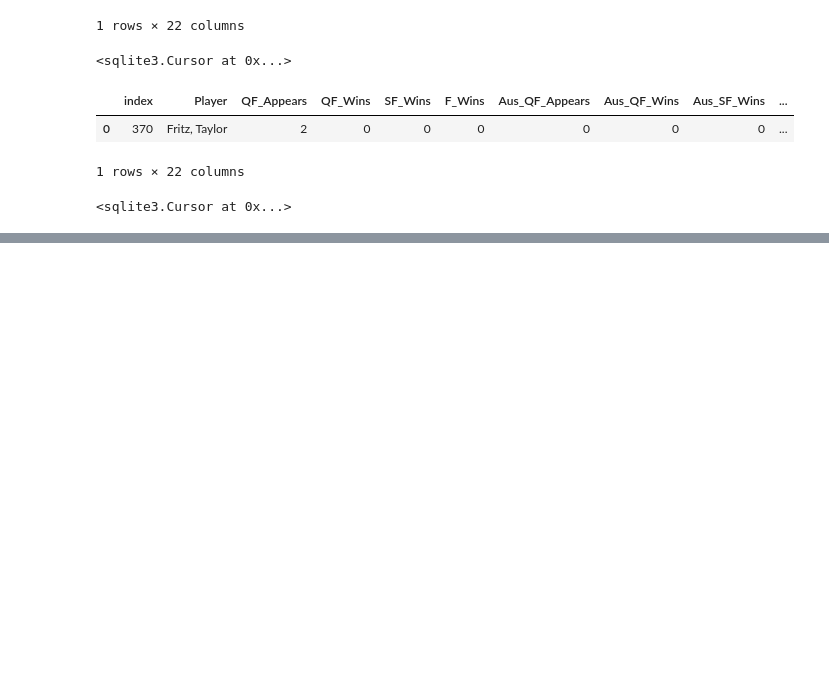
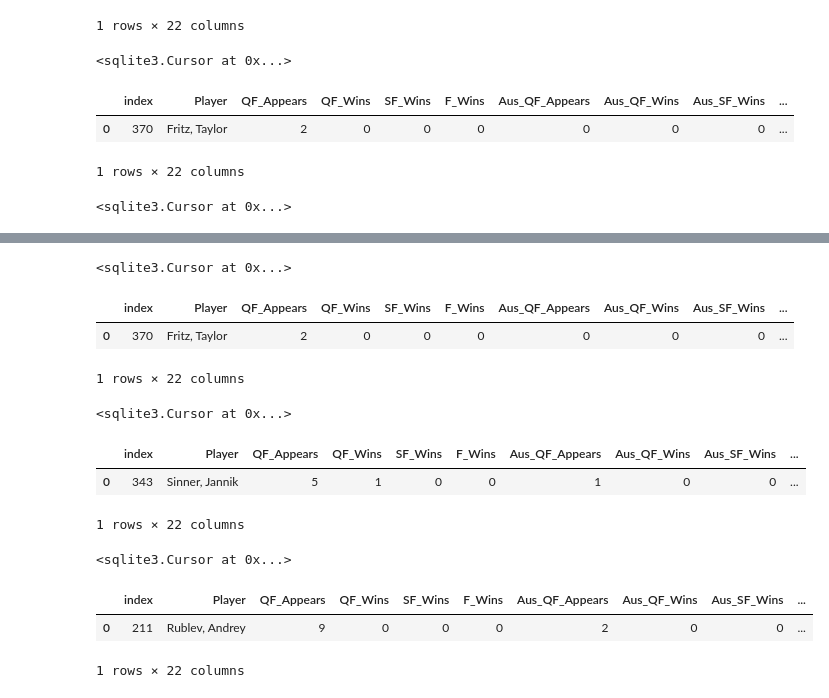
Before and after one commit to gadamico/Sports-Data, a Jupyter notebook: mens_singles_tennis/notebooks/scratch-tennis-db-updating2.ipynb, the cells around one changed output, grey strips where cells are left out. Cells and saved outputs as stored; diff of their text form; code cells hidden in the pictures; blank space fills up the shorter version.

```diff
--- a/mens_singles_tennis/notebooks/scratch-tennis-db-updating2.ipynb
+++ b/mens_singles_tennis/notebooks/scratch-tennis-db-updating2.ipynb
@@ -584,0 +612,80 @@ conn.close()
+# %%
+conn.execute(
+    """
+    UPDATE mens_tennis
+    SET QF_Appears = 58,
+    QF_Wins = 48,
+    Aus_QF_Appears = 14,
+    Aus_QF_Wins = 11
+
+    WHERE Player = 'Djokovic, Novak'
+    """
+)
+# %% [output]
+<sqlite3.Cursor at 0x...>
+# %%
+pd.read_sql(
+    """
+    SELECT *
+    FROM mens_tennis
+    WHERE Player = 'Fritz, Taylor'
+    """
+, conn)
+# %% [output]
+|  | index | Player | QF_Appears | QF_Wins | SF_Wins | F_Wins | Aus_QF_Appears | Aus_QF_Wins | Aus_SF_Wins | ... |
+| 0 | 370 | Fritz, Taylor | 2 | 0 | 0 | 0 | 0 | 0 | 0 | ... |
+1 rows × 22 columns
+# %%
+conn.execute(
+    """
+    UPDATE mens_tennis
+    SET QF_Appears = 3,
+    Aus_QF_Appears = 1
+
+    WHERE Player = 'Fritz, Taylor'
+    """
+)
+# %% [output]
+<sqlite3.Cursor at 0x...>
+# %%
+pd.read_sql(
+    """
+    SELECT *
+    FROM mens_tennis
+    WHERE Player = 'Sinner, Jannik'
+    """
+, conn)
+# %% [output]
+|  | index | Player | QF_Appears | QF_Wins | SF_Wins | F_Wins | Aus_QF_Appears | Aus_QF_Wins | Aus_SF_Wins | ... |
+| 0 | 343 | Sinner, Jannik | 5 | 1 | 0 | 0 | 1 | 0 | 0 | ... |
+1 rows × 22 columns
+# %%
+conn.execute(
+    """
+    UPDATE mens_tennis
+    SET QF_Appears = 6,
+    QF_Wins = 2,
+    SF_Wins = 1,
+    F_Wins = 1,
+    Aus_QF_Appears = 2,
+    Aus_QF_Wins = 1,
+    Aus_SF_Wins = 1,
+    Aus_F_Wins = 1
+
+    WHERE Player = 'Sinner, Jannik'
+    """
+)
+# %% [output]
+<sqlite3.Cursor at 0x...>
+# %%
+pd.read_sql(
+    """
+    SELECT *
+    FROM mens_tennis
+    WHERE Player = 'Rublev, Andrey'
+    """
+, conn)
+# %% [output]
+|  | index | Player | QF_Appears | QF_Wins | SF_Wins | F_Wins | Aus_QF_Appears | Aus_QF_Wins | Aus_SF_Wins | ... |
+| 0 | 211 | Rublev, Andrey | 9 | 0 | 0 | 0 | 2 | 0 | 0 | ... |
+1 rows × 22 columns
```
Also changed, not shown: parts of 16 cells of this notebook, 1 other file.
